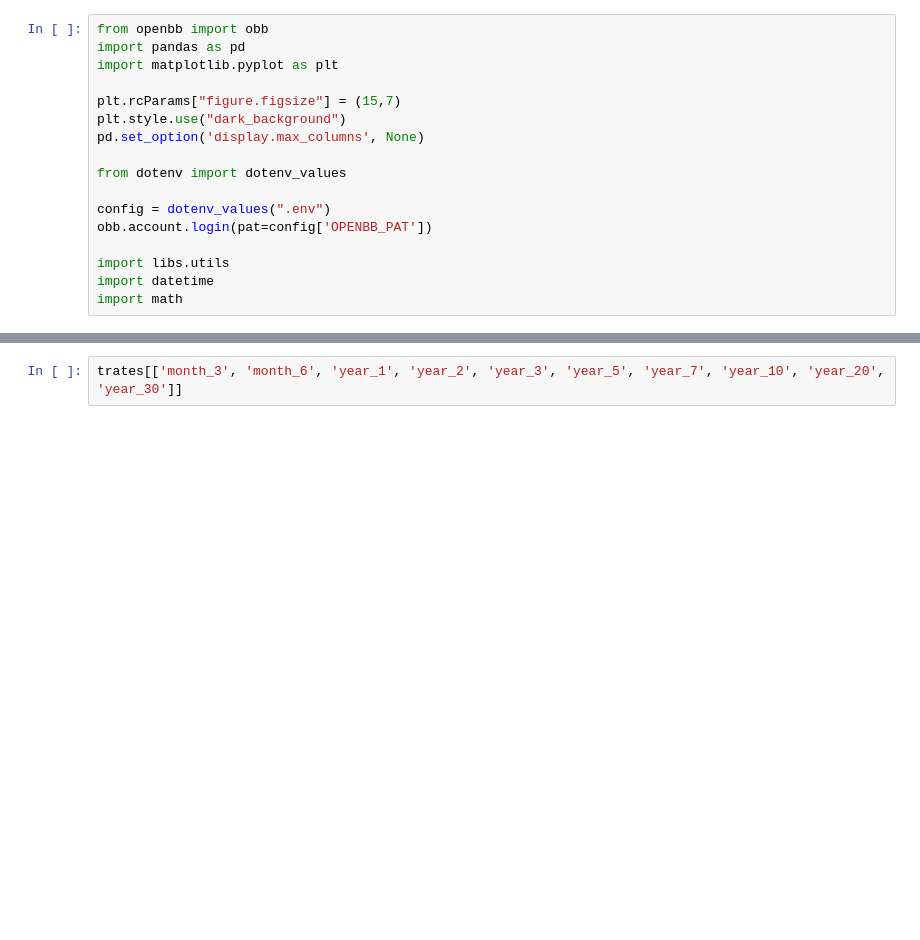
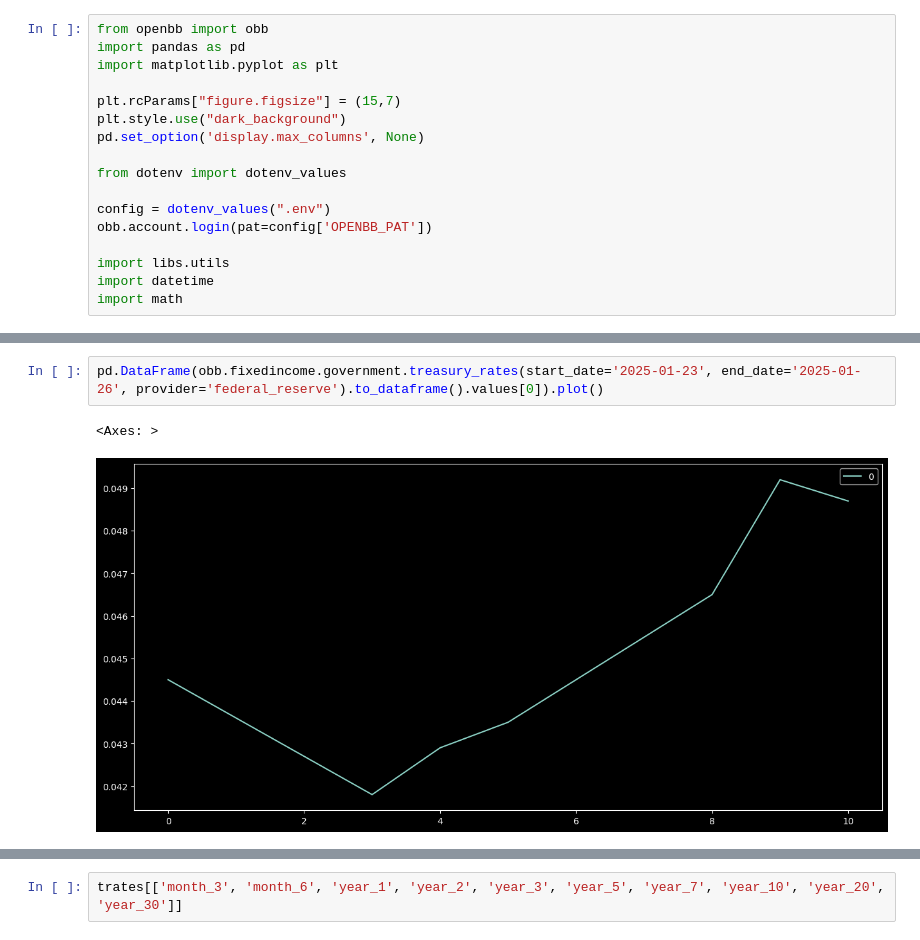
Before and after one commit to victortangggg/trading, a Jupyter notebook: research/market regime.ipynb, the cells around one changed output, grey strips where cells are left out. Saved outputs shown, nothing was run; the diff lists cells and outputs as text; blank space fills up the shorter version.

```diff
--- a/research/market regime.ipynb
+++ b/research/market regime.ipynb
@@ -32,0 +41,5 @@ trates.head()
+# %%
+pd.DataFrame(obb.fixedincome.government.treasury_rates(start_date='2025-01-23', end_date='2025-01-26', provider='federal_reserve').to_dataframe().values[0]).plot()
+# %% [output]
+<Axes: >
+[figure, added]
```
Also changed, not shown: parts of 3 cells of this notebook, 7 other files.
